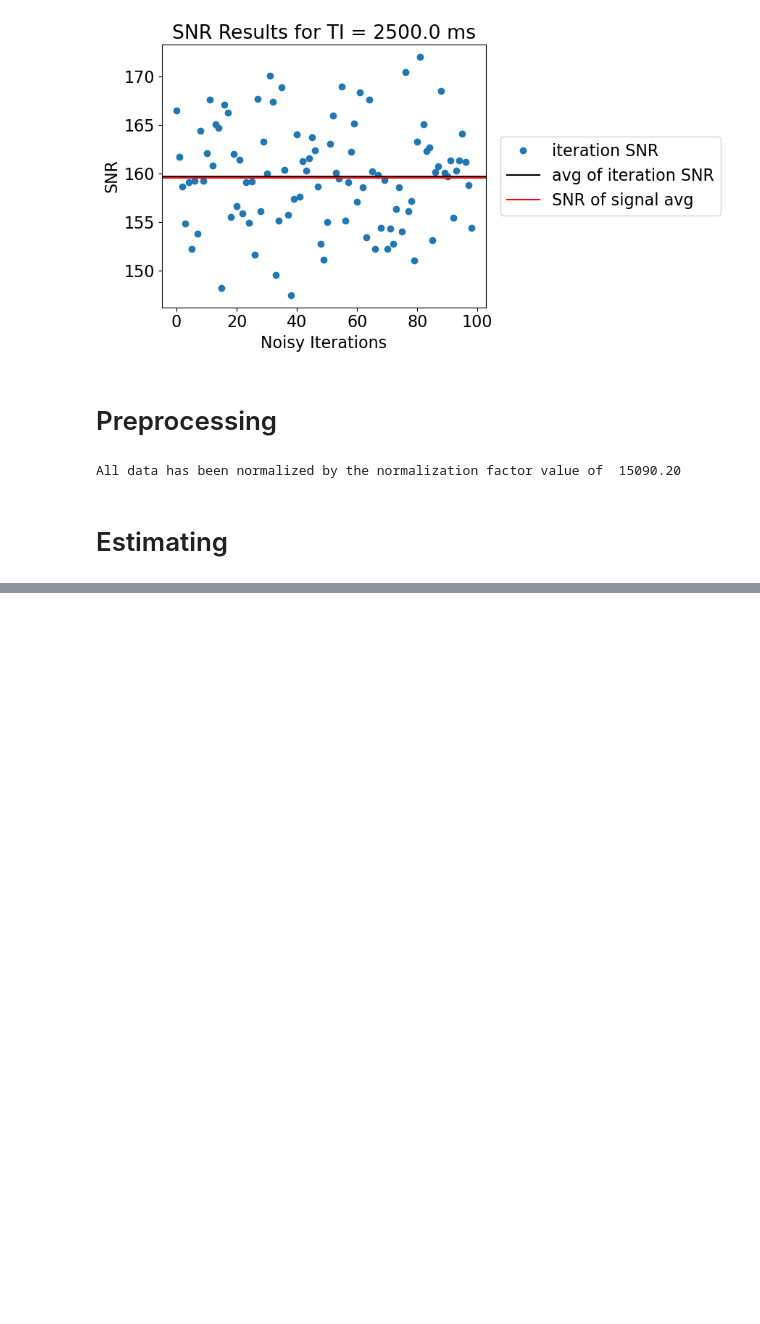
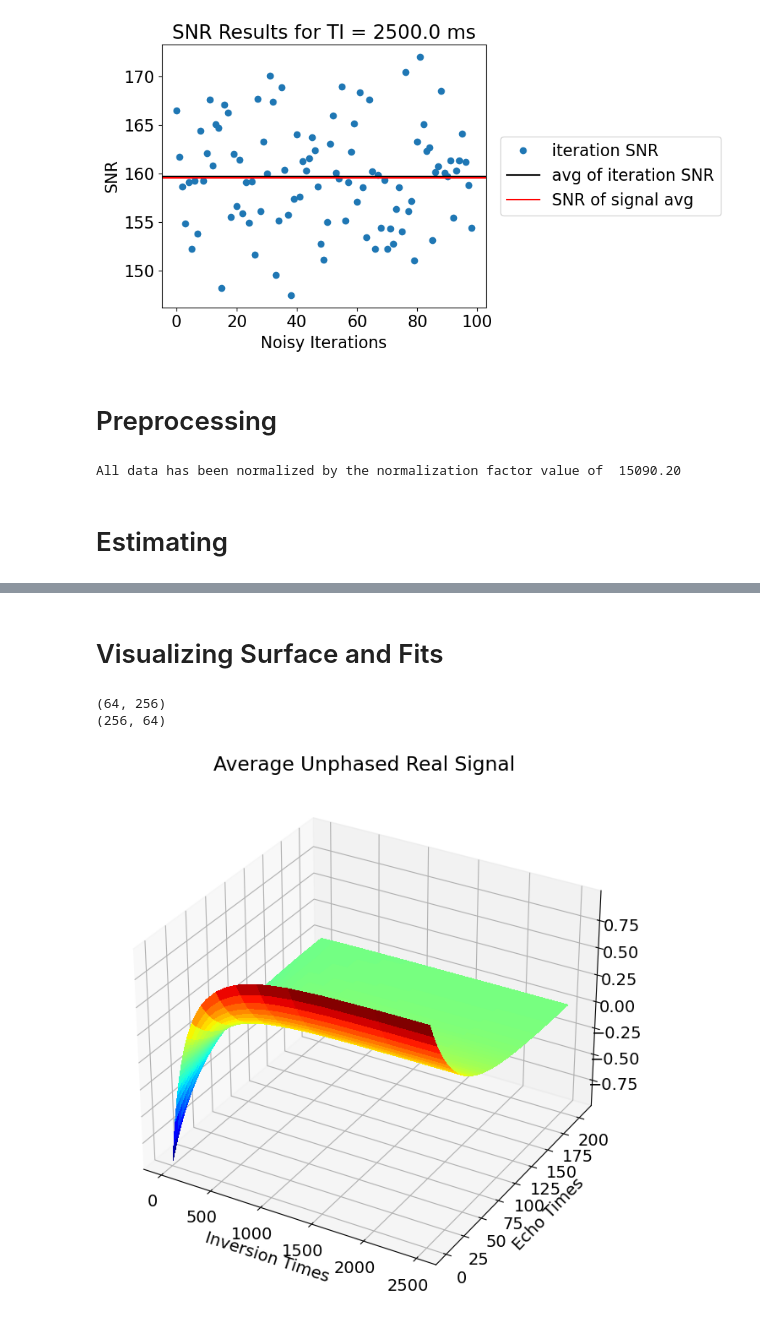
Before and after one commit to Griffin997/Stabilization, a Jupyter notebook: Experimental_TI_Data/Gel_Experiment.ipynb, the cells around one changed output, grey strips where cells are left out. Saved outputs shown, nothing was run; the diff lists cells and outputs as text; code cells hidden in the pictures; blank space fills up the shorter version.

```diff
--- a/Experimental_TI_Data/Gel_Experiment.ipynb
+++ b/Experimental_TI_Data/Gel_Experiment.ipynb
@@ -299,0 +390,22 @@ vecT = np.vstack((mTE.ravel(), mTI.ravel()))
+# %% [markdown]
+# Visualizing Surface and Fits
+# %%
+#### Actual Data Surface
+
+print(mTI.shape)
+print(avg_normed_data.shape)
+
+fig = plt.figure(figsize=(10, 8))
+ax = plt.axes(projection='3d')
+
+surf = ax.plot_surface(mTI, mTE, np.transpose(avg_normed_data), cmap = plt.cm.jet, linewidth=0, antialiased=False)
+
+ax.set_title('Average Unphased Real Signal')
+ax.set_xlabel('Inversion Times')
+ax.set_ylabel('Echo Times')
+ax.view_init(30, )
+plt.show()
+# %% [output]
+(64, 256)
+(256, 64)
+[figure, added]
```
Also changed, not shown: parts of 36 cells of this notebook, 1 other file.
